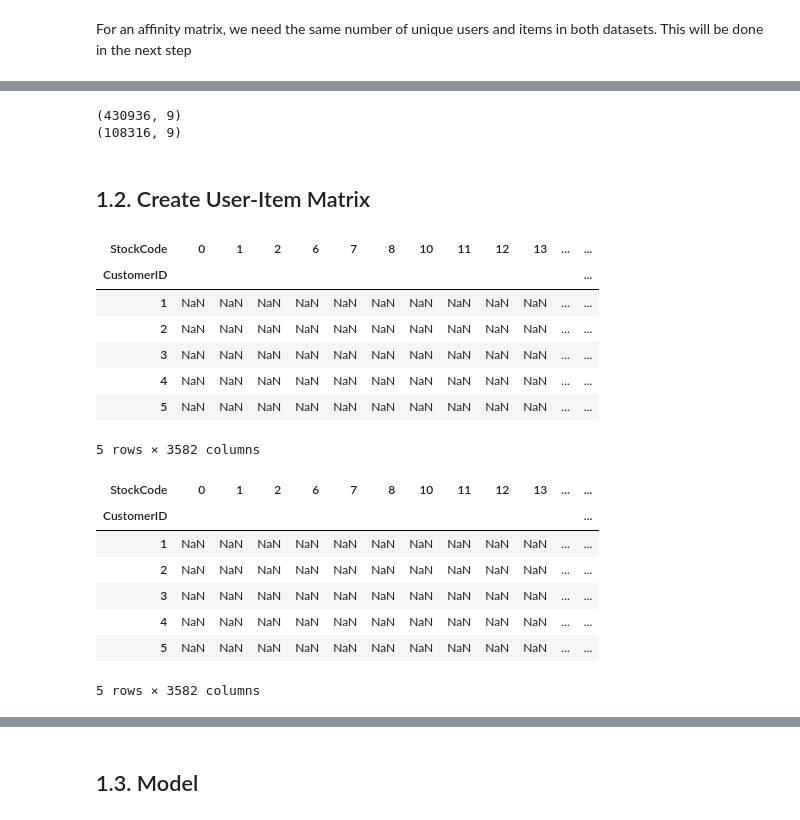
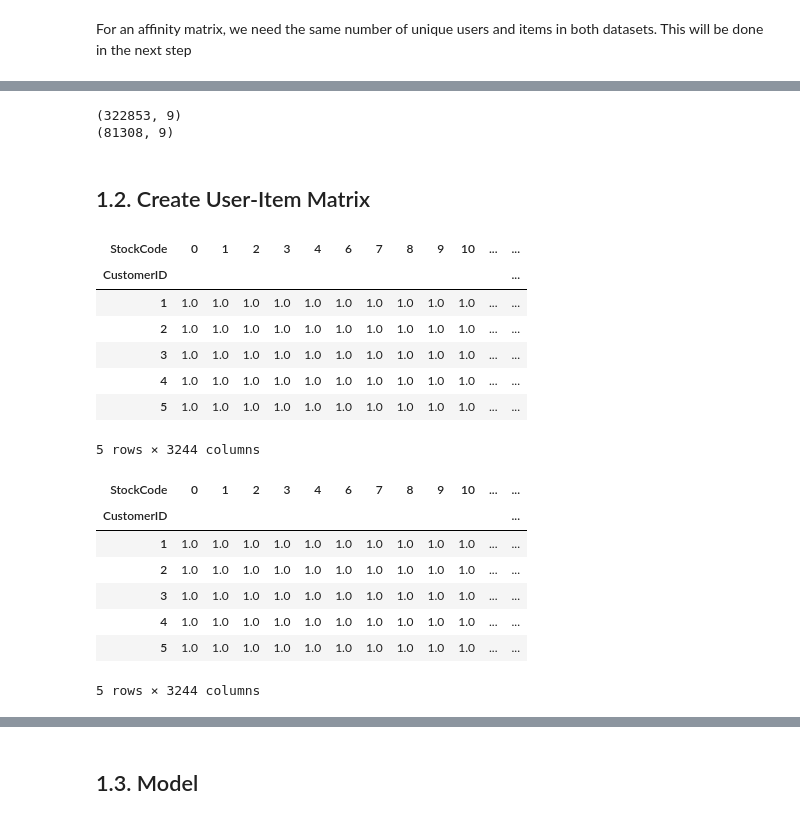
Before and after one commit to uadR1/Master-Thesis-Building-and-Evaluating-Candidate-Generation-Models-with-Neural-Networks, a Jupyter notebook: 02_Model_Tests/0201_RBM/0204_RBM_dfSplit.ipynb, the cells around one changed output, grey strips where cells are left out. Cells and saved outputs as stored; diff of their text form; code cells hidden in the pictures.

```diff
--- a/02_Model_Tests/0201_RBM/0204_RBM_dfSplit.ipynb
+++ b/02_Model_Tests/0201_RBM/0204_RBM_dfSplit.ipynb
@@ -5,7 +5,7 @@ from matplotlib import pyplot as plt
 from sklearn.model_selection import train_test_split
 # %%
 # Reading Data
-df_online_retail = pd.read_csv('../00_Data/data.csv', encoding= 'unicode_escape')
+df_online_retail = pd.read_csv('../../00_Data/data.csv', encoding= 'unicode_escape', na_values='nan')
 #df_online_retail_xlsx = pd.read_excel('../00_Data/online_retail.xlsx', sheet_name=0)
 #df_online_retail_II = pd.read_excel('../00_Data/online_retail_II.xlsx', sheet_name=0)
 #df_rec_sys_order = pd.read_excel('../00_Data/Rec_sys_data.xlsx', sheet_name=0)
@@ -17,0 +31,6 @@ df_online_retail = pd.read_csv('../00_Data/data.csv', encoding= 'unicode_escape'
+# %%
+# We need to drop missing values in CustomerID
+df_online_retail = df_online_retail.dropna(subset=['CustomerID'])
+
+# Sanity check
+df_online_retail.isna().sum()
@@ -135,48 +164,48 @@ Test: 4097 users, 3582 items
 print(train.shape)
 print(test.shape)
 # %% [output]
-(430936, 9)
-(108316, 9)
+(322853, 9)
+(81308, 9)
 # %% [markdown]
 ## 1.2. Create User-Item Matrix
 # %%
 # create a pivot table from the dataframe
 train_matrix = pd.pivot_table(train, values='purchased', index='CustomerID', columns='StockCode')
 
 # replace non-zero values with 1 and missing values with 0
-train_matrix[train_matrix > 0] = 1
-#train_matrix = train_matrix.fillna(0)
+train_matrix[train_matrix > 0] = 5
+train_matrix = train_matrix.fillna(1)
 
 # Show Matrix
 train_matrix.head()
 # %% [output]
-| StockCode | 0 | 1 | 2 | 6 | 7 | 8 | 10 | 11 | 12 | 13 | ... | ... |
+| StockCode | 0 | 1 | 2 | 3 | 4 | 6 | 7 | 8 | 9 | 10 | ... | ... |
 | CustomerID |  |  |  |  |  |  |  |  |  |  |  | ... |
-| 1 | NaN | NaN | NaN | NaN | NaN | NaN | NaN | NaN | NaN | NaN | ... | ... |
-| 2 | NaN | NaN | NaN | NaN | NaN | NaN | NaN | NaN | NaN | NaN | ... | ... |
-| 3 | NaN | NaN | NaN | NaN | NaN | NaN | NaN | NaN | NaN | NaN | ... | ... |
-| 4 | NaN | NaN | NaN | NaN | NaN | NaN | NaN | NaN | NaN | NaN | ... | ... |
-| 5 | NaN | NaN | NaN | NaN | NaN | NaN | NaN | NaN | NaN | NaN | ... | ... |
+| 1 | 1.0 | 1.0 | 1.0 | 1.0 | 1.0 | 1.0 | 1.0 | 1.0 | 1.0 | 1.0 | ... | ... |
+| 2 | 1.0 | 1.0 | 1.0 | 1.0 | 1.0 | 1.0 | 1.0 | 1.0 | 1.0 | 1.0 | ... | ... |
+| 3 | 1.0 | 1.0 | 1.0 | 1.0 | 1.0 | 1.0 | 1.0 | 1.0 | 1.0 | 1.0 | ... | ... |
+| 4 | 1.0 | 1.0 | 1.0 | 1.0 | 1.0 | 1.0 | 1.0 | 1.0 | 1.0 | 1.0 | ... | ... |
+| 5 | 1.0 | 1.0 | 1.0 | 1.0 | 1.0 | 1.0 | 1.0 | 1.0 | 1.0 | 1.0 | ... | ... |
-5 rows × 3582 columns
+5 rows × 3244 columns
 # %%
 # create a pivot table from the dataframe
 test_matrix = pd.pivot_table(test, values='purchased', index='CustomerID', columns='StockCode', aggfunc=np.sum)
 
 # replace non-zero values with 1 and missing values with 0
-test_matrix[test_matrix > 0] = 1
-#test_matrix = test_matrix.fillna(0)
+test_matrix[test_matrix > 0] = 5
+test_matrix = test_matrix.fillna(1)
 
 # Show Matrix
 test_matrix.head()
 # %% [output]
-| StockCode | 0 | 1 | 2 | 6 | 7 | 8 | 10 | 11 | 12 | 13 | ... | ... |
+| StockCode | 0 | 1 | 2 | 3 | 4 | 6 | 7 | 8 | 9 | 10 | ... | ... |
 | CustomerID |  |  |  |  |  |  |  |  |  |  |  | ... |
-| 1 | NaN | NaN | NaN | NaN | NaN | NaN | NaN | NaN | NaN | NaN | ... | ... |
-| 2 | NaN | NaN | NaN | NaN | NaN | NaN | NaN | NaN | NaN | NaN | ... | ... |
-| 3 | NaN | NaN | NaN | NaN | NaN | NaN | NaN | NaN | NaN | NaN | ... | ... |
-| 4 | NaN | NaN | NaN | NaN | NaN | NaN | NaN | NaN | NaN | NaN | ... | ... |
-| 5 | NaN | NaN | NaN | NaN | NaN | NaN | NaN | NaN | NaN | NaN | ... | ... |
+| 1 | 1.0 | 1.0 | 1.0 | 1.0 | 1.0 | 1.0 | 1.0 | 1.0 | 1.0 | 1.0 | ... | ... |
+| 2 | 1.0 | 1.0 | 1.0 | 1.0 | 1.0 | 1.0 | 1.0 | 1.0 | 1.0 | 1.0 | ... | ... |
+| 3 | 1.0 | 1.0 | 1.0 | 1.0 | 1.0 | 1.0 | 1.0 | 1.0 | 1.0 | 1.0 | ... | ... |
+| 4 | 1.0 | 1.0 | 1.0 | 1.0 | 1.0 | 1.0 | 1.0 | 1.0 | 1.0 | 1.0 | ... | ... |
+| 5 | 1.0 | 1.0 | 1.0 | 1.0 | 1.0 | 1.0 | 1.0 | 1.0 | 1.0 | 1.0 | ... | ... |
-5 rows × 3582 columns
+5 rows × 3244 columns
 # %%
 # Print Shape of Train & Test Matrix
 print(train_matrix.shape)
```
Also changed, not shown: parts of 30 cells of this notebook, 1 other file.
